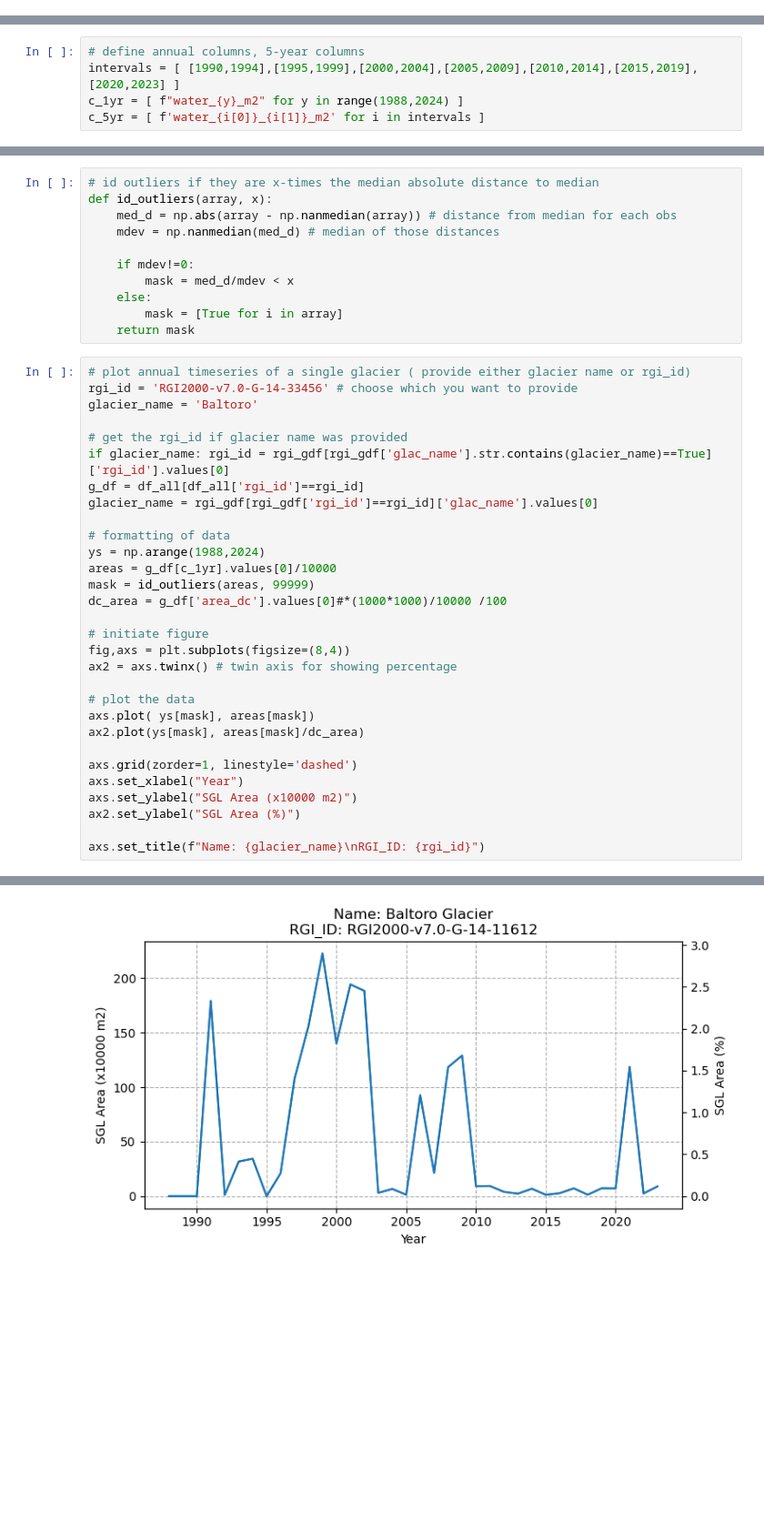
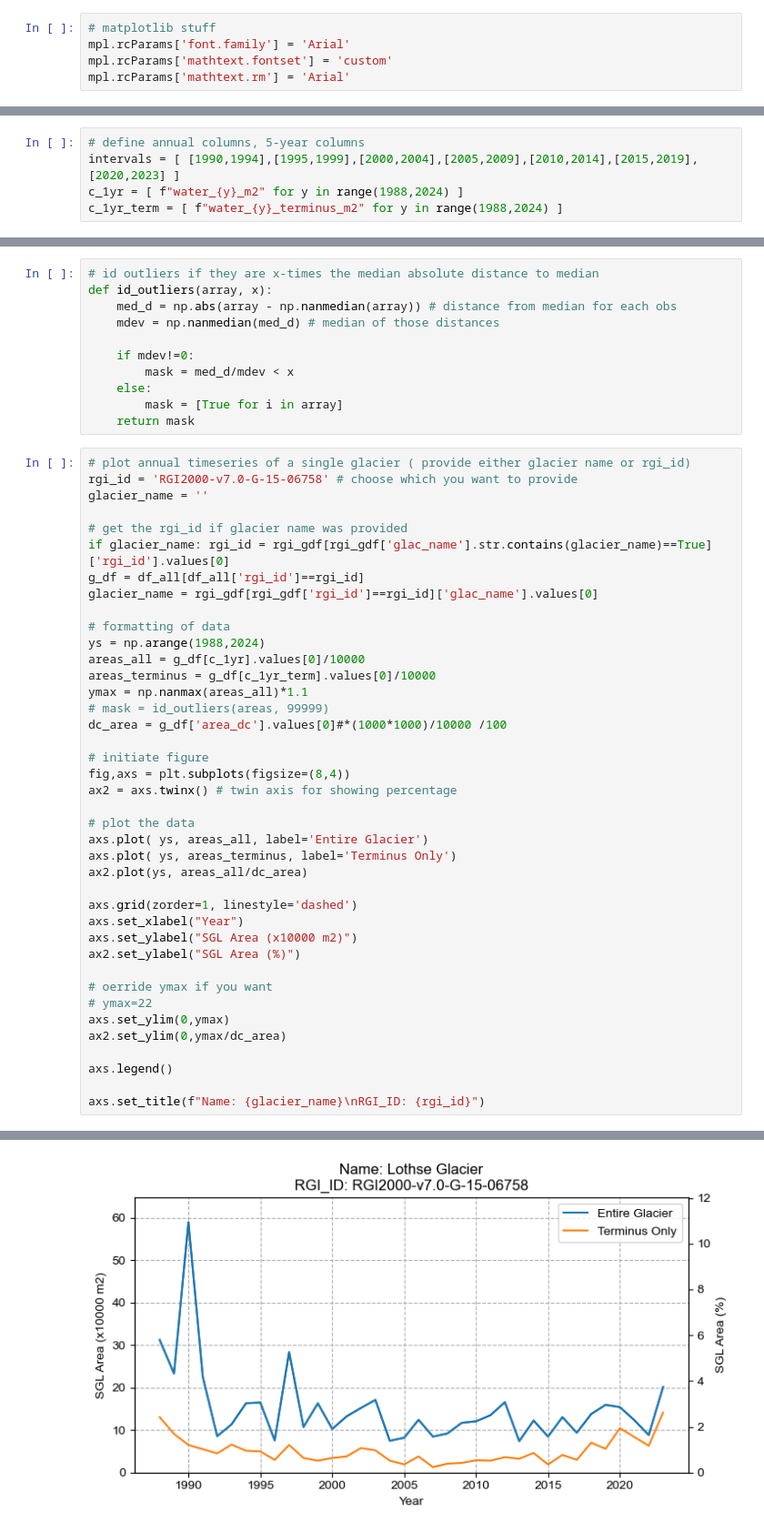
Before and after one commit to lucas-zeller/HMA_supraglacial_hydrology, a Jupyter notebook: investigate_regional_water.ipynb, the cells around one changed output, grey strips where cells are left out. Shown at 91% size. Saved outputs shown, nothing was run; the diff lists cells and outputs as text; blank space fills up the shorter version.

```diff
--- a/investigate_regional_water.ipynb
+++ b/investigate_regional_water.ipynb
@@ -34,6 +35,11 @@ regions_gdf = gpd.read_file(fp_regions).to_crs("ESRI:102025")
 regions_gdf = regions_gdf.rename({"id":"o3region"}, axis=1)
 rgi_gdf = rgi_gdf.sjoin(regions_gdf[["o3region","geometry"]])
 dc_gdf = dc_gdf.sjoin(regions_gdf[["o3region","geometry"]])
+# %%
+# matplotlib stuff
+mpl.rcParams['font.family'] = 'Arial'
+mpl.rcParams['mathtext.fontset'] = 'custom'
+mpl.rcParams['mathtext.rm'] = 'Arial'
 # %%
 # open the water data for each glacier, format into a single df
 
@@ -108,5 +125,5 @@ len(df_big)
 # define annual columns, 5-year columns
 intervals = [ [1990,1994],[1995,1999],[2000,2004],[2005,2009],[2010,2014],[2015,2019],[2020,2023] ]
 c_1yr = [ f"water_{y}_m2" for y in range(1988,2024) ]
-c_5yr = [ f'water_{i[0]}_{i[1]}_m2' for i in intervals ]
+c_1yr_term = [ f"water_{y}_terminus_m2" for y in range(1988,2024) ]
 # %%
@@ -256,8 +270,8 @@ def id_outliers(array, x):
     return mask
 # %%
 # plot annual timeseries of a single glacier ( provide either glacier name or rgi_id)
-rgi_id = 'RGI2000-v7.0-G-14-33456' # choose which you want to provide
-glacier_name = 'Baltoro'
+rgi_id = 'RGI2000-v7.0-G-15-06758' # choose which you want to provide
+glacier_name = ''
 
 # get the rgi_id if glacier name was provided
 if glacier_name: rgi_id = rgi_gdf[rgi_gdf['glac_name'].str.contains(glacier_name)==True]['rgi_id'].values[0]
@@ -266,8 +280,10 @@ glacier_name = rgi_gdf[rgi_gdf['rgi_id']==rgi_id]['glac_name'].values[0]
 
 # formatting of data
 ys = np.arange(1988,2024)
-areas = g_df[c_1yr].values[0]/10000
-mask = id_outliers(areas, 99999)
+areas_all = g_df[c_1yr].values[0]/10000
+areas_terminus = g_df[c_1yr_term].values[0]/10000
+ymax = np.nanmax(areas_all)*1.1
+# mask = id_outliers(areas, 99999)
 dc_area = g_df['area_dc'].values[0]#*(1000*1000)/10000 /100
 
 # initiate figure
@@ -275,13 +291,21 @@ fig,axs = plt.subplots(figsize=(8,4))
 ax2 = axs.twinx() # twin axis for showing percentage
 
 # plot the data
-axs.plot( ys[mask], areas[mask])
-ax2.plot(ys[mask], areas[mask]/dc_area)
+axs.plot( ys, areas_all, label='Entire Glacier')
+axs.plot( ys, areas_terminus, label='Terminus Only')
+ax2.plot(ys, areas_all/dc_area)
 
 axs.grid(zorder=1, linestyle='dashed')
 axs.set_xlabel("Year")
 axs.set_ylabel("SGL Area (x10000 m2)")
 ax2.set_ylabel("SGL Area (%)")
 
+# oerride ymax if you want
+# ymax=22
+axs.set_ylim(0,ymax)
+ax2.set_ylim(0,ymax/dc_area)
+
+axs.legend()
+
 axs.set_title(f"Name: {glacier_name}\nRGI_ID: {rgi_id}")
 # %% [output]
@@ -289 +313 @@ Text(0.5, 1.0, 'Name: Baltoro Glacier\nRGI_ID: RGI2000-v7.0-G-14-11612')
-[figure, old version]
+[figure, new version]
```
Also changed, not shown: parts of 13 cells of this notebook, 29 other files.
